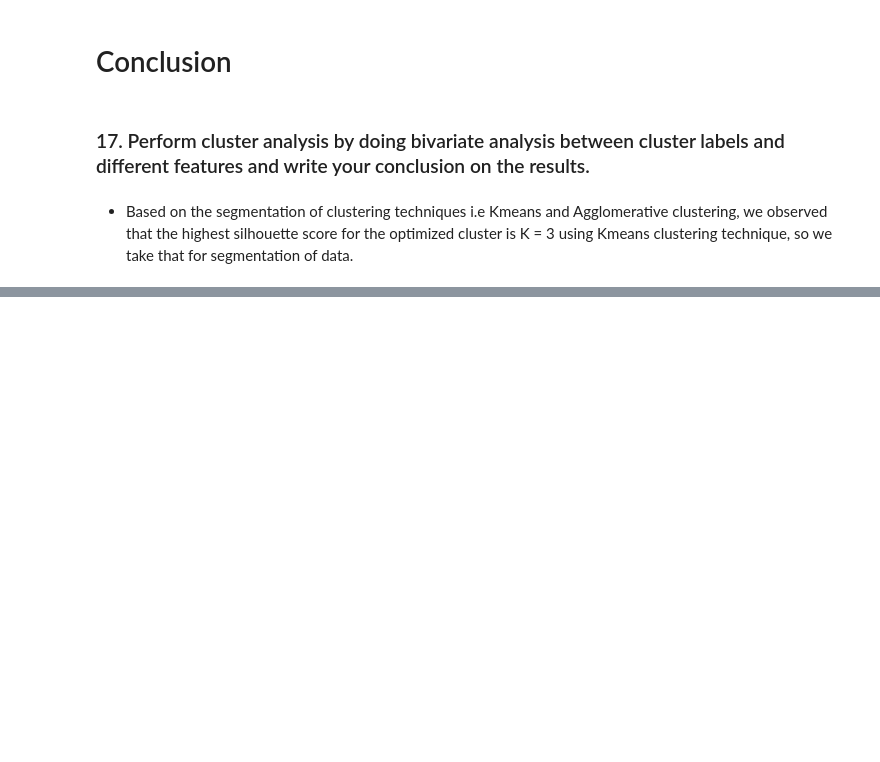
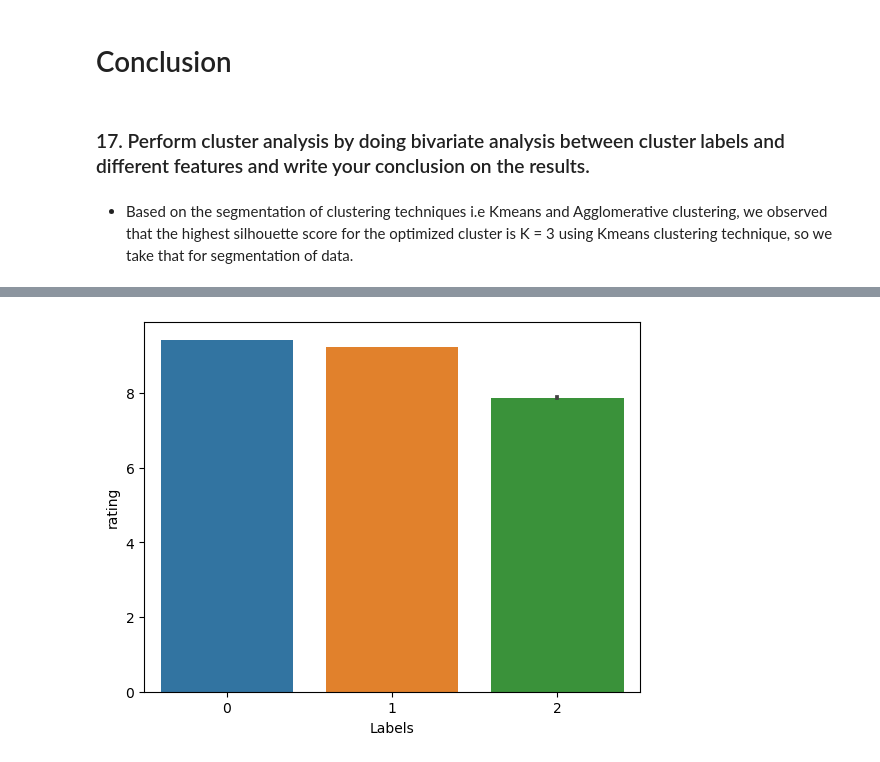
Before and after one commit to GowdthamMS/Gowdtham_M_S_Project-2_Python-for-DS, a Jupyter notebook: Problem Statement-1.ipynb, the cells around one changed output, grey strips where cells are left out. Drawn from its saved outputs; the diff is of its cells as text; code cells hidden in the pictures; blank space fills up the shorter version.

```diff
--- a/Problem Statement-1.ipynb
+++ b/Problem Statement-1.ipynb
@@ -591,4 +606,6 @@ plt.show()
 # %%
-sns.barplot(kmeans_df1['Labels'], df['rating'])
+sns.barplot(kmeans_df1['Labels'], kmeans_df1['rating'])
 plt.show()
+# %% [output]
+[figure, added]
 # %%
```
Also changed, not shown: parts of 24 cells of this notebook.
